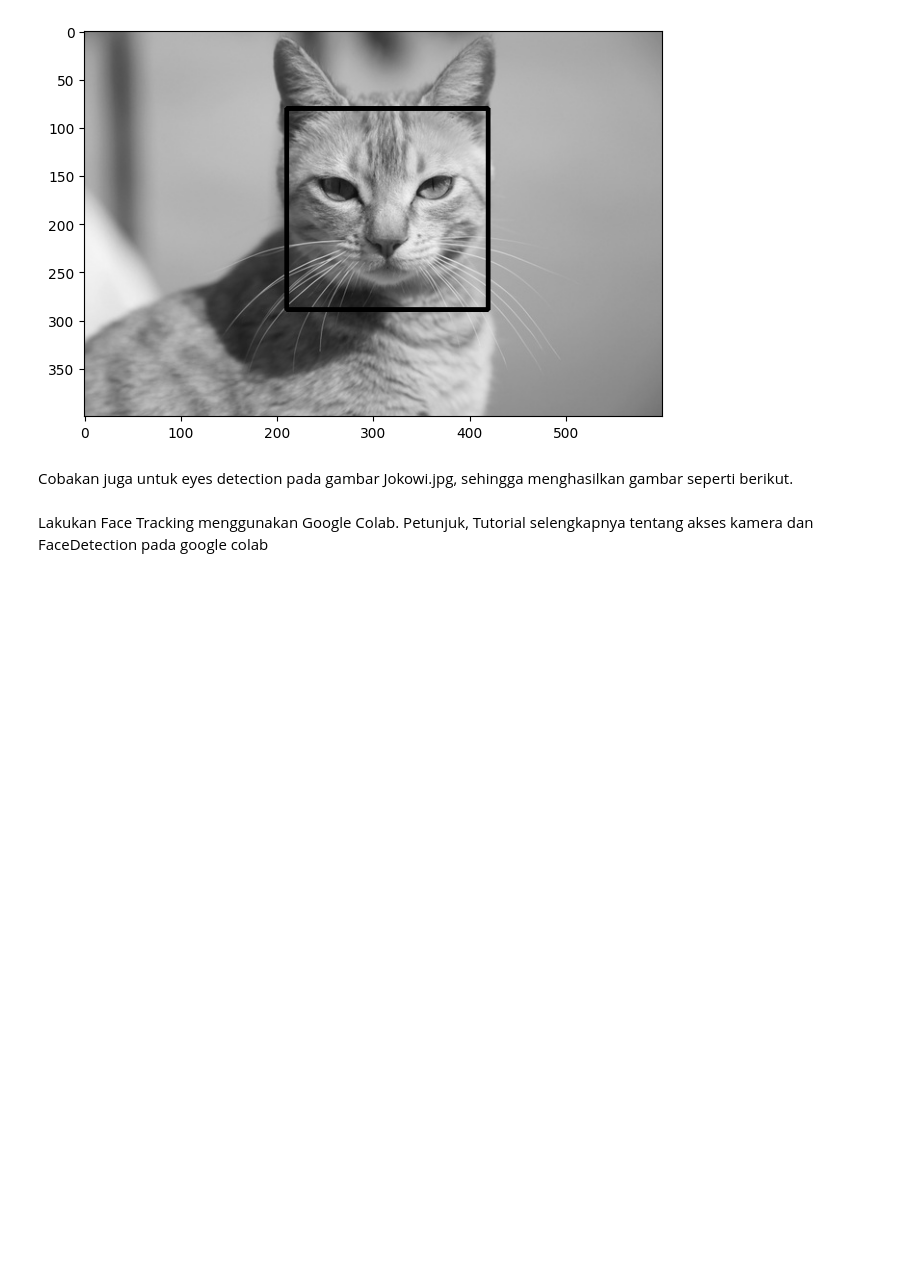
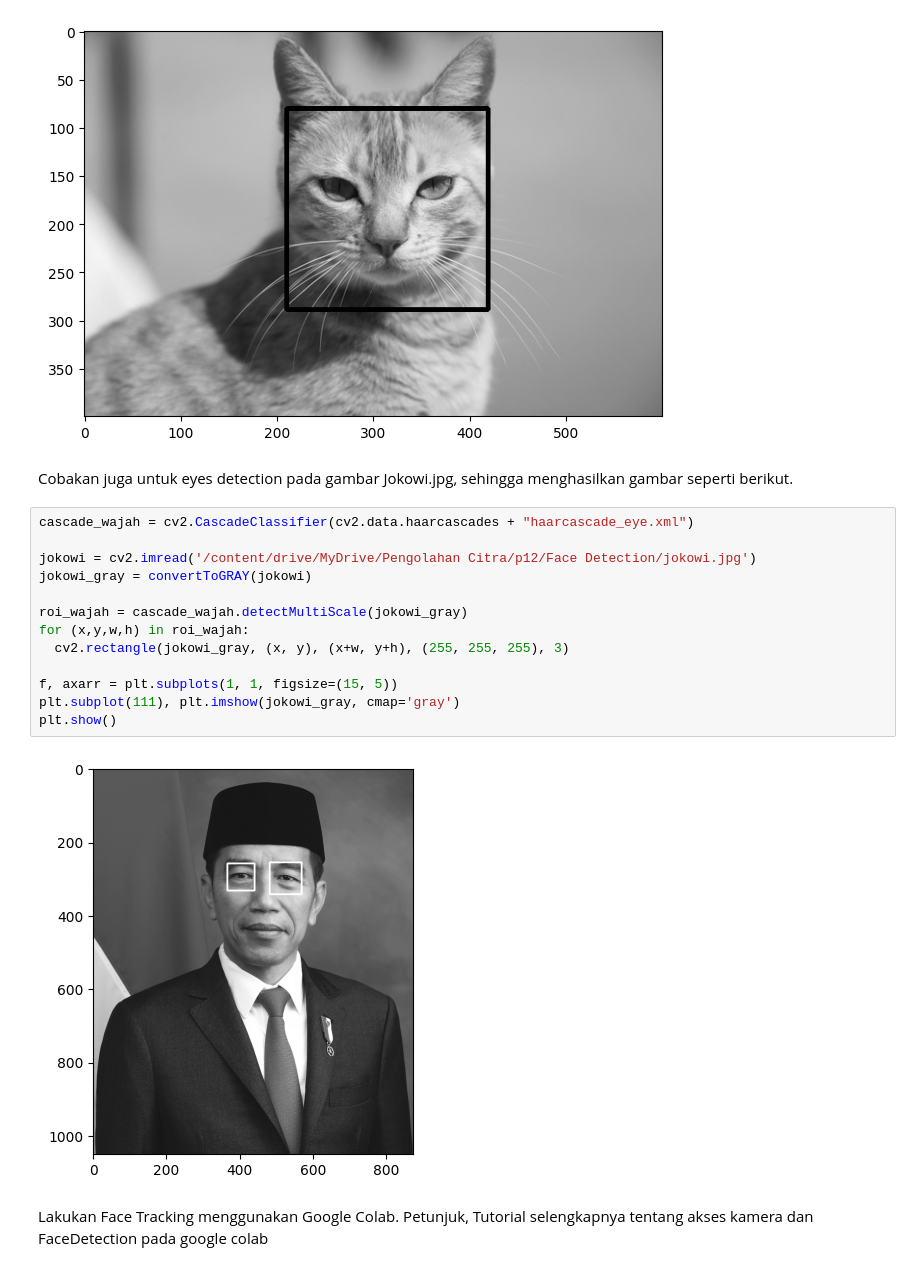
Before and after one commit to rsakml/PCVK_Genap_2022, a Jupyter notebook: Week12.ipynb, the cells around one changed output. Saved outputs shown, nothing was run; the diff lists cells and outputs as text; blank space fills up the shorter version.

```diff
--- a/Week12.ipynb
+++ b/Week12.ipynb
@@ -108,6 +108,21 @@ plt.show()
 # %% [markdown]
 Cobakan juga untuk eyes detection pada gambar Jokowi.jpg, sehingga menghasilkan
 gambar seperti berikut.
+# %%
+cascade_wajah = cv2.CascadeClassifier(cv2.data.haarcascades + "haarcascade_eye.xml")
+
+jokowi = cv2.imread('/content/drive/MyDrive/Pengolahan Citra/p12/Face Detection/jokowi.jpg')
+jokowi_gray = convertToGRAY(jokowi)
+
+roi_wajah = cascade_wajah.detectMultiScale(jokowi_gray)
+for (x,y,w,h) in roi_wajah:
+  cv2.rectangle(jokowi_gray, (x, y), (x+w, y+h), (255, 255, 255), 3)
+
+f, axarr = plt.subplots(1, 1, figsize=(15, 5))
+plt.subplot(111), plt.imshow(jokowi_gray, cmap='gray')
+plt.show()
+# %% [output]
+[figure, added]
 # %% [markdown]
 Lakukan Face Tracking menggunakan Google Colab. Petunjuk, Tutorial selengkapnya
 tentang akses kamera dan FaceDetection pada google colab
```
Also changed, not shown: parts of 1 cell of this notebook.
